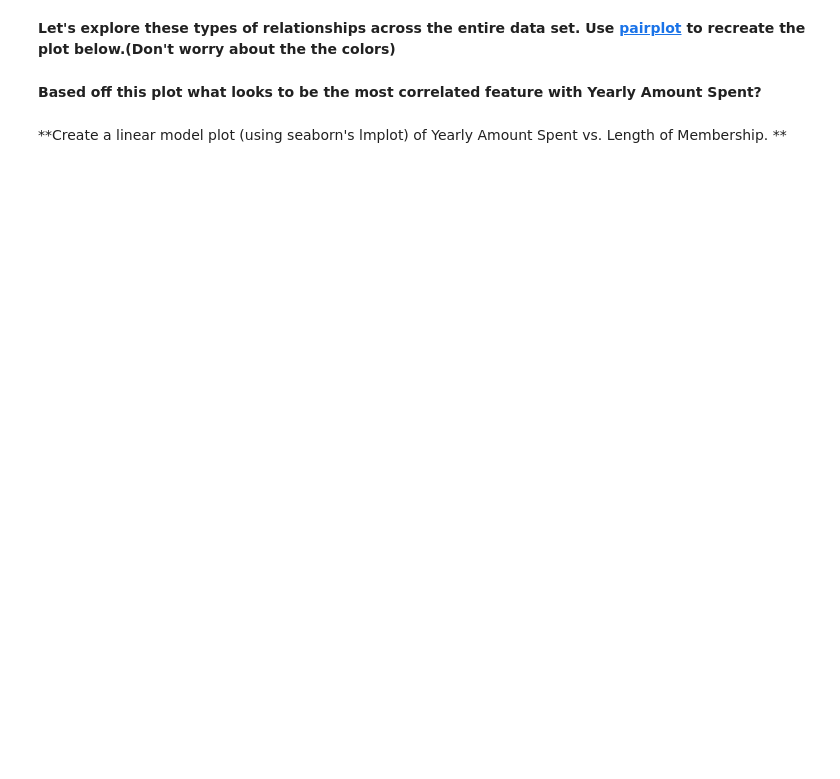
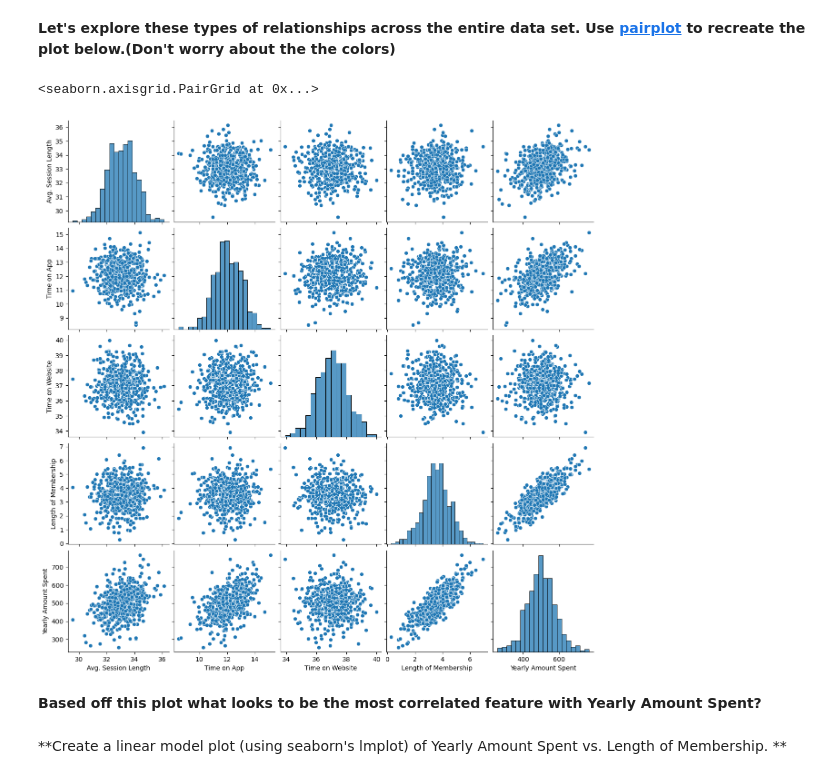
Before and after one commit to matansharon/Data-Science, a Jupyter notebook: ML/11-Linear-Regression/02-Linear Regression Project.ipynb, the cells around one changed output. Cells and saved outputs as stored; diff of their text form; code cells hidden in the pictures; blank space fills up the shorter version.

```diff
--- a/ML/11-Linear-Regression/02-Linear Regression Project.ipynb
+++ b/ML/11-Linear-Regression/02-Linear Regression Project.ipynb
@@ -95,4 +107,9 @@ sns.jointplot(x='Time on Website',y='Yearly Amount Spent',data=customers)
 # %% [markdown]
 **Let's explore these types of relationships across the entire data set. Use [pairplot](https://stanford.edu/~mwaskom/software/seaborn/tutorial/axis_grids.html#plotting-pairwise-relationships-with-pairgrid-and-pairplot) to recreate the plot below.(Don't worry about the the colors)**
+# %%
+sns.pairplot(customers)
+# %% [output]
+<seaborn.axisgrid.PairGrid at 0x...>
+[figure, added]
 # %% [markdown]
 **Based off this plot what looks to be the most correlated feature with Yearly Amount Spent?**
```
Also changed, not shown: parts of 15 cells of this notebook.
